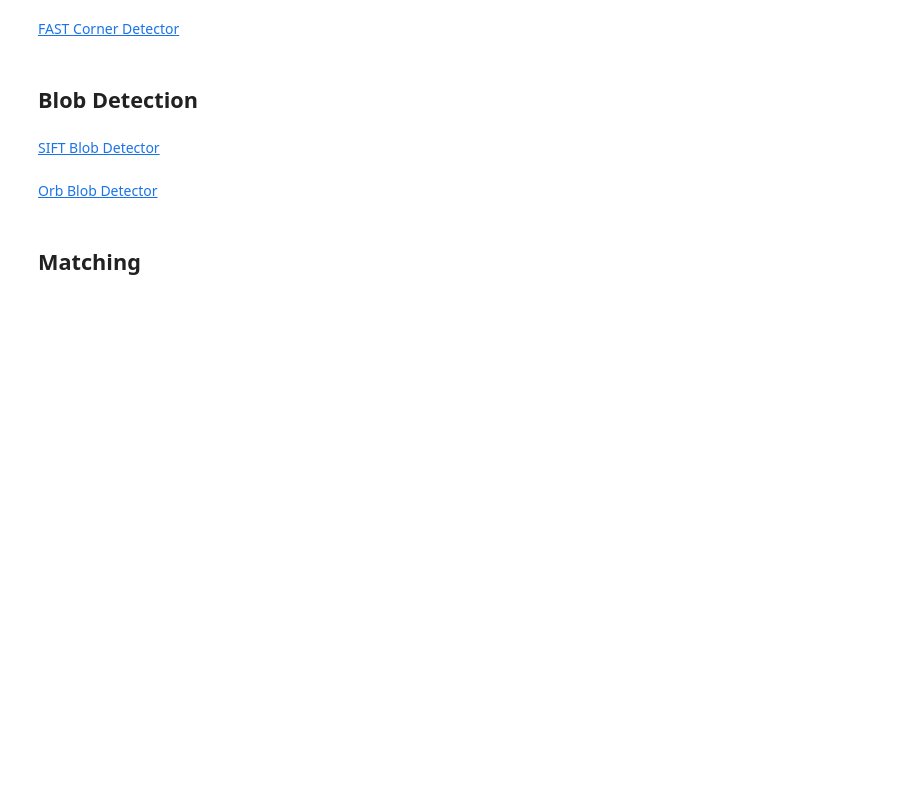
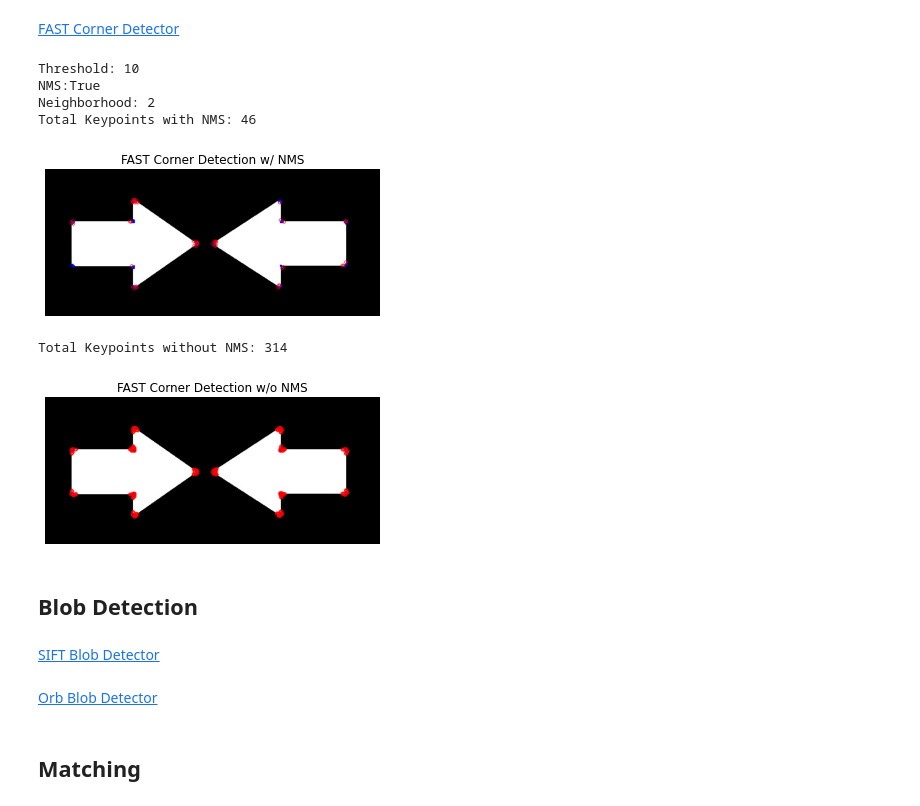
Before and after one commit to monkin77/feup-vc, a Jupyter notebook: weekly_exercises/solved_notebooks/4_feature_points_detection.ipynb, the cells around one changed output. Cells and saved outputs as stored; diff of their text form; code cells hidden in the pictures; blank space fills up the shorter version.

```diff
--- a/weekly_exercises/solved_notebooks/4_feature_points_detection.ipynb
+++ b/weekly_exercises/solved_notebooks/4_feature_points_detection.ipynb
@@ -69,31 +71,42 @@ plt.show()
 # %% [markdown]
 [FAST Corner Detector](https://docs.opencv.org/4.x/df/d74/classcv_1_1FastFeatureDetector.html)
 # %%
-# Initiate FAST object with default values
-fast = cv2.FastFeatureDetector_create()
+def fastCornerDetection(currImg):
+    # Initiate FAST object with default values
+    fast = cv2.FastFeatureDetector_create()
 
-# find and draw the keypoints
-kp = fast.detect(og_img, None)
-img3 = cv2.drawKeypoints(og_img, kp, None, color=(255,0,0))
+    # find and draw the keypoints
+    kp = fast.detect(currImg, None)
+    img3 = cv2.drawKeypoints(currImg, kp, None, color=(255,0,0))
 
-# Print all default params
-print("Threshold: {}".format(fast.getThreshold()))
-print("NMS:{}".format(fast.getNonmaxSuppression()))
-print("Neighborhood: {}".format(fast.getType()))
-print("Total Keypoints with NMS: {}".format(len(kp)))
+    # Print all default params
+    print("Threshold: {}".format(fast.getThreshold()))
+    print("NMS:{}".format(fast.getNonmaxSuppression()))
+    print("Neighborhood: {}".format(fast.getType()))
+    print("Total Keypoints with NMS: {}".format(len(kp)))
 
-plt.imshow(img3)
-plt.title('FAST Corner Detection w/ NMS')
-plt.axis('off')
-plt.show()
+    plt.imshow(img3)
+    plt.title('FAST Corner Detection w/ NMS')
+    plt.axis('off')
+    plt.show()
 
-# Disable NMS
-fast.setNonmaxSuppression(0)
-kp = fast.detect(og_img, None)
-print("Total Keypoints without NMS: {}".format(len(kp)))
-img4 = cv2.drawKeypoints(og_img, kp, None, color=(255,0,0))
+    # Disable NMS
+    fast.setNonmaxSuppression(0)
+    kp = fast.detect(currImg, None)
+    print("Total Keypoints without NMS: {}".format(len(kp)))
+    img4 = cv2.drawKeypoints(currImg, kp, None, color=(255,0,0))
 
-plt.imshow(img4)
-plt.title('FAST Corner Detection w/o NMS')
-plt.axis('off')
-plt.show()
+    plt.imshow(img4)
+    plt.title('FAST Corner Detection w/o NMS')
+    plt.axis('off')
+    plt.show()
+
+fastCornerDetection(img.copy())
+# %% [output]
+Threshold: 10
+NMS:True
+Neighborhood: 2
+Total Keypoints with NMS: 46
+[figure, added]
+Total Keypoints without NMS: 314
+[figure, added]
```
Also changed, not shown: parts of 3 cells of this notebook.
